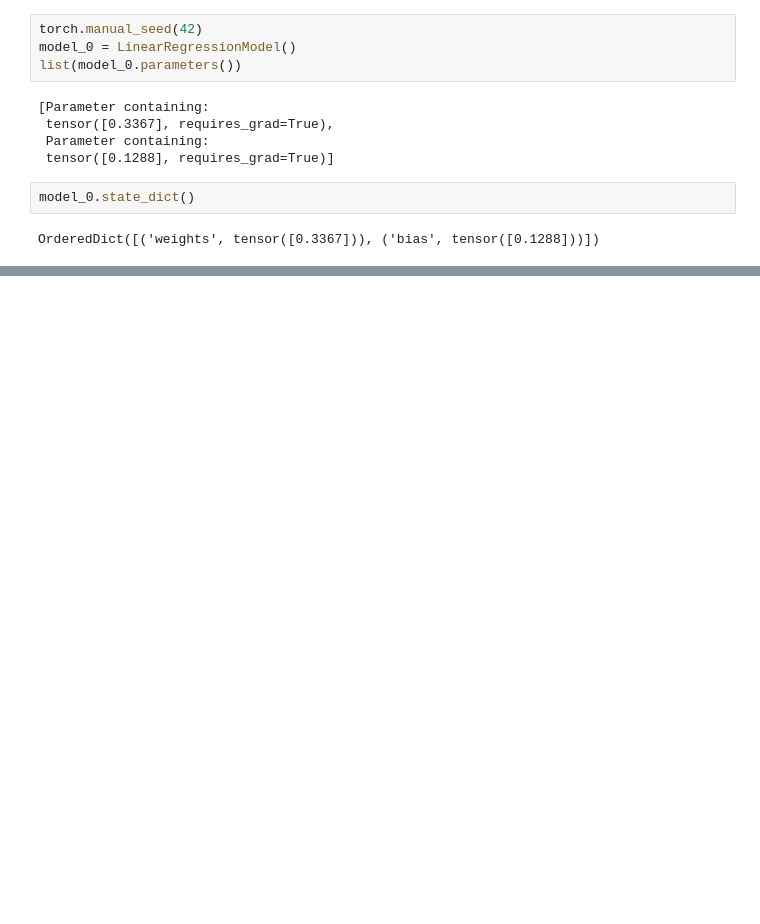
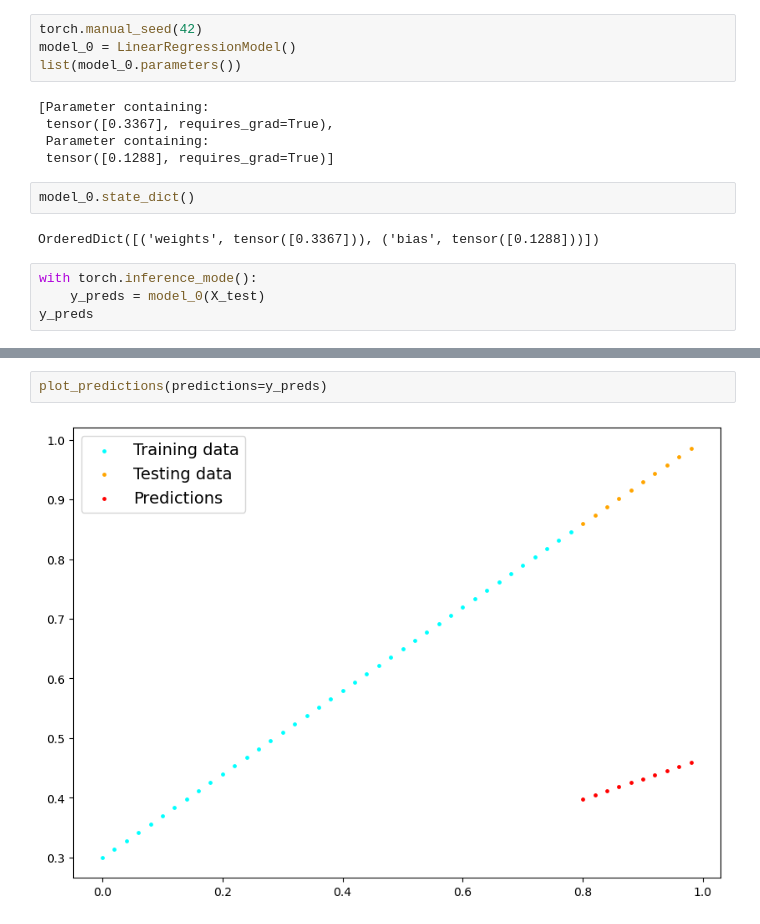
Before and after one commit to Ashes814/learn-pytorch, a Jupyter notebook: 01_pytorch_workflow.ipynb, the cells around one changed output, grey strips where cells are left out. Cells and saved outputs as stored; diff of their text form; blank space fills up the shorter version.

Commit message:
update traning model

```diff
--- a/01_pytorch_workflow.ipynb
+++ b/01_pytorch_workflow.ipynb
@@ -87,3 +87,7 @@ list(model_0.parameters())
 model_0.state_dict()
 # %% [output]
 OrderedDict([('weights', tensor([0.3367])), ('bias', tensor([0.1288]))])
+# %%
+with torch.inference_mode():
+    y_preds = model_0(X_test)
+y_preds
@@ -89,0 +105,4 @@ OrderedDict([('weights', tensor([0.3367])), ('bias', tensor([0.1288]))])
+# %%
+plot_predictions(predictions=y_preds)
+# %% [output]
+[figure, added]
```
Also changed, not shown: parts of 5 cells of this notebook, 1 other file.
